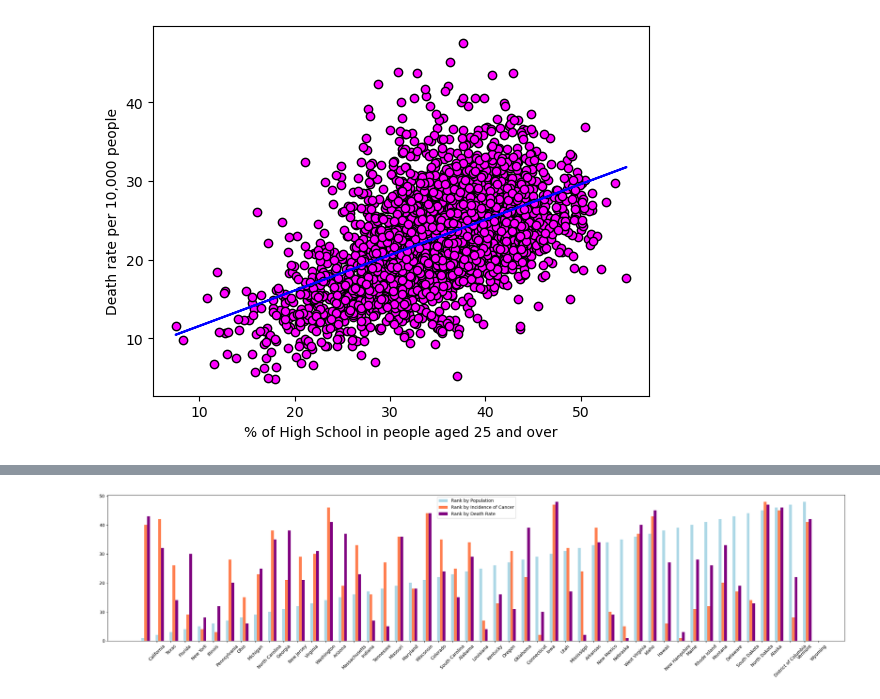
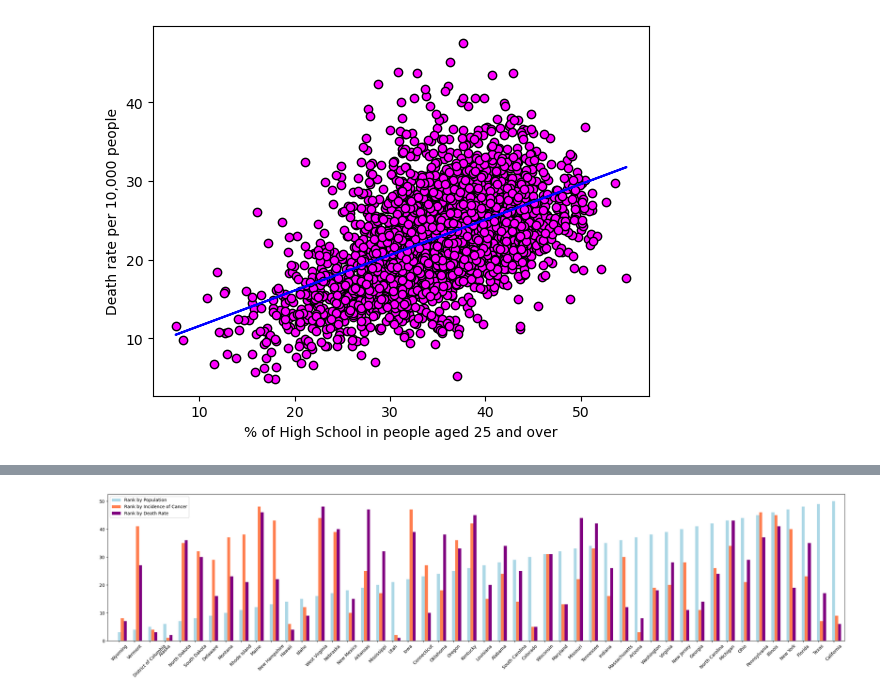
Before and after one commit to jordanskesner/plotters-against-cancer, a Jupyter notebook: education_income_cancer_analysis.ipynb, the cells around one changed output, grey strips where cells are left out. Saved outputs shown, nothing was run; the diff lists cells and outputs as text; code cells hidden in the pictures.

```diff
--- a/education_income_cancer_analysis.ipynb
+++ b/education_income_cancer_analysis.ipynb
@@ -266,7 +264,8 @@ Kansas                        NaN
 Puerto Rico                   NaN
 Name: actdeathrate, dtype: float64
 # %%
-df_incidencerate_bystate = df_groupbystate['actincidencerate'].mean().sort_values(ascending=False)
+# Get the average incidence rate by state and sort it in ascending order
+df_incidencerate_bystate = df_groupbystate['actincidencerate'].mean().sort_values(ascending=True)
 df_incidencerate_bystate
 # %% [output]
 state
@@ -287,8 +286,11 @@ Kansas                        NaN
 Puerto Rico                   NaN
 Name: actincidencerate, dtype: float64
 # %%
-df_population_bystate = df_groupbystate['popest2015'].sum().sort_values(ascending=False)
-df_state_ranked = pd.concat([df_population_bystate, df_population_bystate.rank(ascending=False)], axis=1)
+# Get the total population by state and sort it in ascending order.
+df_population_bystate = df_groupbystate['popest2015'].sum().sort_values(ascending=True)
+
+# Begin concatenating population and its rank together for a statewise analysis.
+df_state_ranked = pd.concat([df_population_bystate, df_population_bystate.rank(ascending=True)], axis=1)
 df_state_ranked.head(3)
 # %% [output]
 |  | popest2015 | popest2015 |
@@ -299,6 +301,7 @@ df_state_ranked.head(3)
 # %%
+# Concatenate cancer incidence and its rank to population.
 df_state_ranked = pd.concat([df_state_ranked, df_incidencerate_bystate], axis=1)
-df_state_ranked = pd.concat([df_state_ranked, df_incidencerate_bystate.rank(ascending=False)], axis=1)
+df_state_ranked = pd.concat([df_state_ranked, df_incidencerate_bystate.rank(ascending=True)], axis=1)
 df_state_ranked.head(3)
 # %% [output]
 |  | popest2015 | popest2015 | actincidencerate | actincidencerate |
@@ -309,6 +312,7 @@ df_state_ranked.head(3)
 # %%
+# Finally, concatenate cancer deaths and its rank.
 df_state_ranked = pd.concat([df_state_ranked, df_deathrate_bystate], axis=1)
-df_state_ranked = pd.concat([df_state_ranked, df_deathrate_bystate.rank(ascending=False)], axis=1)
+df_state_ranked = pd.concat([df_state_ranked, df_deathrate_bystate.rank(ascending=True)], axis=1)
 df_state_ranked.head(3)
 # %% [output]
 |  | popest2015 | popest2015 | actincidencerate | actincidencerate | actdeathrate | actdeathrate |
@@ -342,15 +347,17 @@ df_state_ranked
 # %%
+# Plot ranks using a multiple bar graph
 bar1 = np.arange(len(df_state_ranked.index))
 bar2 = [x + 0.2 for x in bar1]
 bar3 = [x + 0.2 for x in bar2]
 
 plt.figure(figsize=(30,6))
 plt.bar(bar1, df_state_ranked['PopulationRank'], width=0.2, color='lightblue', label = 'Rank by Population')
 plt.bar(bar2, df_state_ranked['IncidenceRank'], width=0.2, color='coral', label = 'Rank by Incidence of Cancer')
 plt.bar(bar3, df_state_ranked['DeathRank'], width=0.2, color='purple', label = 'Rank by Death Rate')
-plt.xticks(ticks=df_state_ranked['PopulationRank'], labels=df_state_ranked.index, rotation=45)
+plt.xticks(np.arange(len(df_state_ranked.index)), labels=df_state_ranked.index, rotation=45)
 plt.legend()
+plt.xlim(-0.75, len(df_state_ranked.index)-0.25)
 plt.show()
 # %% [output]
-[figure, old version]
+[figure, new version]
 # %%
```
Also changed, not shown: parts of 17 cells of this notebook, 9 other files.
